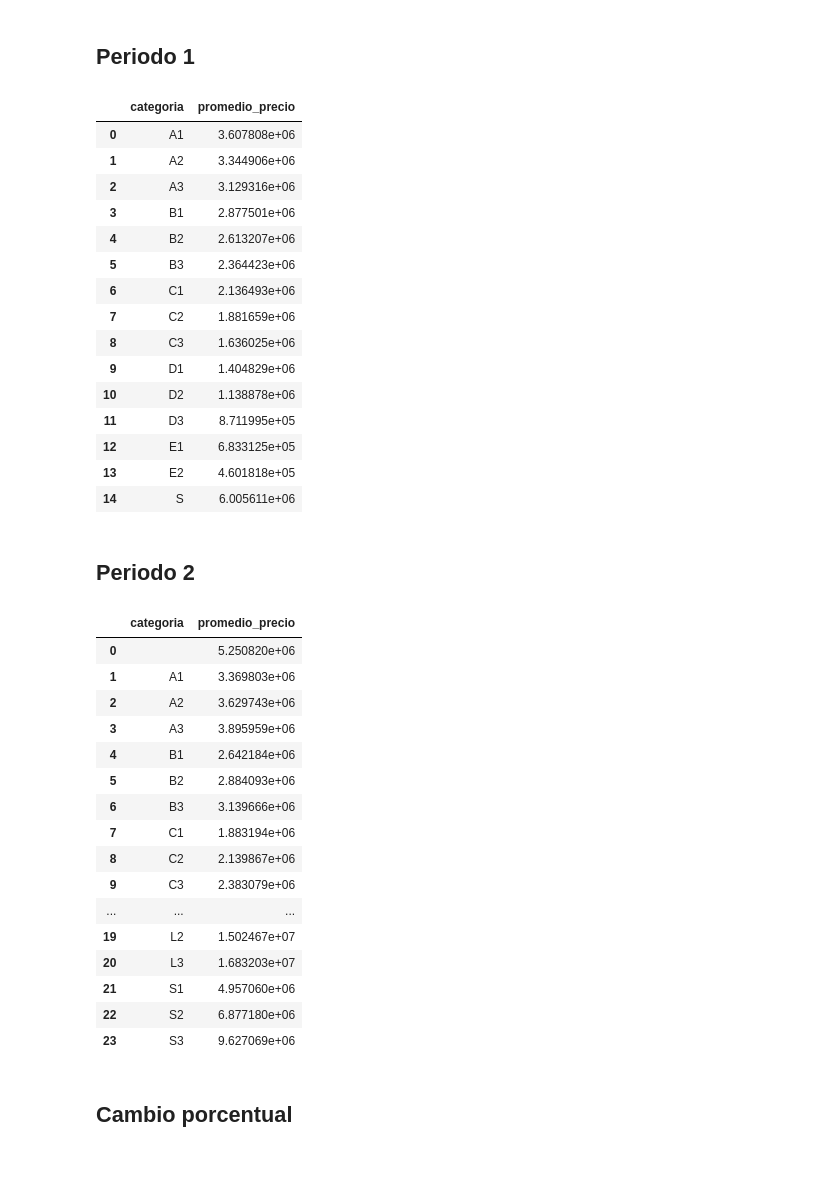
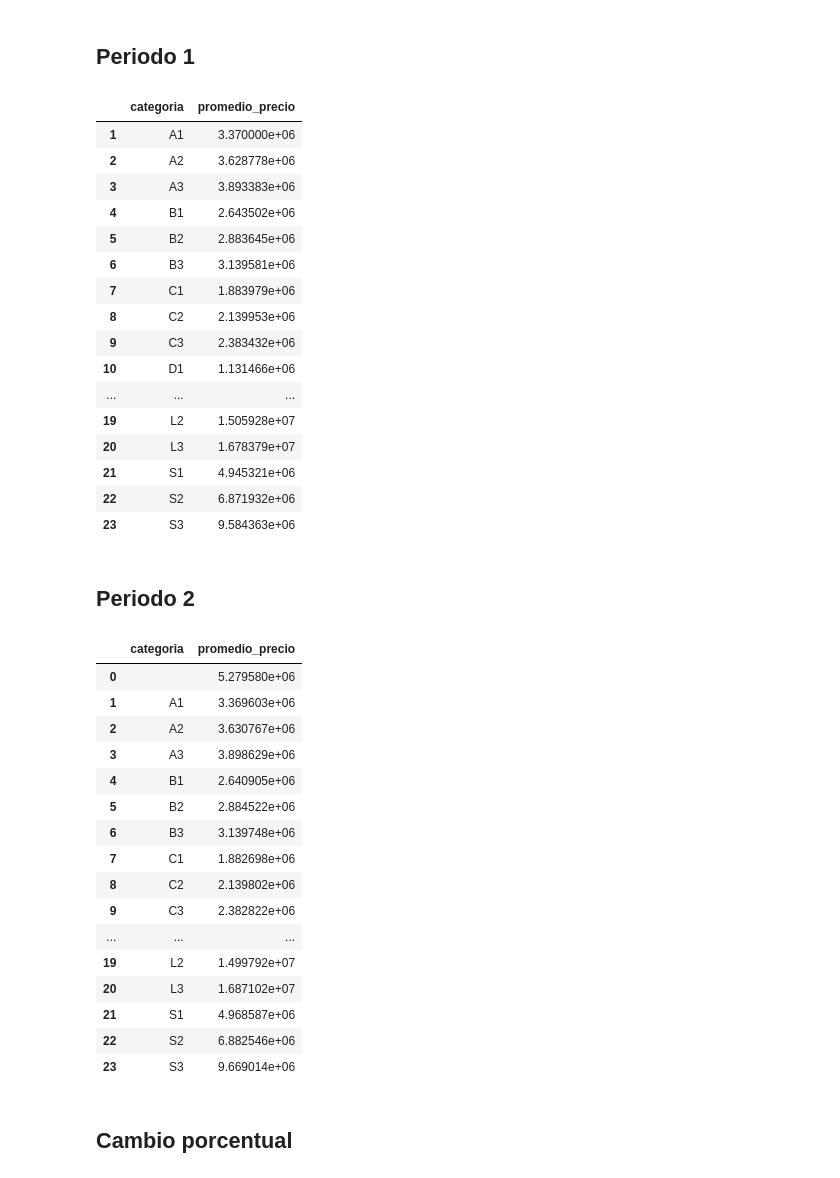
Before and after one commit to MiguelDWT4toCreativo/Datalpine, a Jupyter notebook: resources/Ciudades/Queretaro/tendencia_precio_segmento.ipynb, the cells around one changed output. Drawn from its saved outputs; the diff is of its cells as text; code cells hidden in the pictures.

Commit message:
Assets Queretaro

```diff
--- a/resources/Ciudades/Queretaro/tendencia_precio_segmento.ipynb
+++ b/resources/Ciudades/Queretaro/tendencia_precio_segmento.ipynb
@@ -75,8 +75,7 @@ for nombre_df in nombres_df_filtrados:
 ## Periodo 1
 # %%
 dataframes_list = [
-    df_junio_2023_queretaro,
-
+df_alfa_marzo_2024_queretaro,df_alfa_abril_2024_queretaro,
 ]
 
 # Diccionario para almacenar el total de precios por categoría
@@ -86,54 +85,55 @@ total_precios_por_categoria = {}
 for df in dataframes_list:
     # Calcular el total de precios por categoría en el DataFrame actual
     for categoria, group in df.groupby('categoria'):
         total_precios_por_categoria[categoria] = total_precios_por_categoria.get(categoria, 0) + group['precio'].sum()
 
 # Diccionario para almacenar el número de observaciones por categoría
 num_observaciones_por_categoria = {}
 
 # Iterar sobre la lista de DataFrames para calcular el número de observaciones por categoría
 for df in dataframes_list:
     for categoria, group in df.groupby('categoria'):
         num_observaciones_por_categoria[categoria] = num_observaciones_por_categoria.get(categoria, 0) + len(group)
 
 # Diccionario para almacenar el promedio de precios por categoría
 promedio_precios_por_categoria = {}
 
 # Calcular el promedio de precios por categoría
 for categoria in total_precios_por_categoria:
     promedio_precios_por_categoria[categoria] = total_precios_por_categoria[categoria] / num_observaciones_por_categoria[categoria]
 
 # Convertir el diccionario a un DataFrame
 periodo1_promedio_precios_por_categoria_df = pd.DataFrame(list(promedio_precios_por_categoria.items()), columns=['categoria', 'promedio_precio'])
 # Definir el nuevo orden de las categorías
 #nuevo_orden = ['A1', 'A2', 'A3', 'B1', 'B2', 'B3', 'C1', 'C2', 'C3', 'D1', 'D2', 'D3', 'E1', 'E2', 'E3', 'S1','S2','S3']
 # Reindexar el DataFrame de acuerdo al nuevo orden
 #periodo1_promedio_precios_por_categoria_df = periodo1_promedio_precios_por_categoria_df.set_index('categoria').reindex(nuevo_orden).reset_index()
 periodo1_promedio_precios_por_categoria_df = periodo1_promedio_precios_por_categoria_df[periodo1_promedio_precios_por_categoria_df['categoria'].notna() & (periodo1_promedio_precios_por_categoria_df['categoria'] != '')]
 periodo1_promedio_precios_por_categoria_df
 # %% [output]
 |  | categoria | promedio_precio |
-| 0 | A1 | 3.607808e+06 |
-| 1 | A2 | 3.344906e+06 |
-| 2 | A3 | 3.129316e+06 |
-| 3 | B1 | 2.877501e+06 |
-| 4 | B2 | 2.613207e+06 |
-| 5 | B3 | 2.364423e+06 |
-| 6 | C1 | 2.136493e+06 |
-| 7 | C2 | 1.881659e+06 |
-| 8 | C3 | 1.636025e+06 |
-| 9 | D1 | 1.404829e+06 |
-| 10 | D2 | 1.138878e+06 |
-| 11 | D3 | 8.711995e+05 |
-| 12 | E1 | 6.833125e+05 |
-| 13 | E2 | 4.601818e+05 |
-| 14 | S | 6.005611e+06 |
+| 1 | A1 | 3.370000e+06 |
+| 2 | A2 | 3.628778e+06 |
+| 3 | A3 | 3.893383e+06 |
+| 4 | B1 | 2.643502e+06 |
+| 5 | B2 | 2.883645e+06 |
+| 6 | B3 | 3.139581e+06 |
+| 7 | C1 | 1.883979e+06 |
+| 8 | C2 | 2.139953e+06 |
+| 9 | C3 | 2.383432e+06 |
+| 10 | D1 | 1.131466e+06 |
+| ... | ... | ... |
+| 19 | L2 | 1.505928e+07 |
+| 20 | L3 | 1.678379e+07 |
+| 21 | S1 | 4.945321e+06 |
+| 22 | S2 | 6.871932e+06 |
+| 23 | S3 | 9.584363e+06 |
 # %% [markdown]
 ## Periodo 2
 # %%
 # Lista de DataFrames
 dataframes_list = [
-     df_alfa_marzo_2024_queretaro,df_alfa_abril_2024_queretaro,df_alfa_agosto_2024_queretaro, df_alfa_mayo_2024_queretaro,
+     df_alfa_mayo_2024_queretaro,df_alfa_agosto_2024_queretaro,
 ]
 
 # Diccionario para almacenar el total de precios por categoría
@@ -168,22 +168,22 @@ periodo2_promedio_precios_por_categoria_df = pd.DataFrame(list(promedio_precios_
 periodo2_promedio_precios_por_categoria_df
 # %% [output]
 |  | categoria | promedio_precio |
-| 0 |  | 5.250820e+06 |
-| 1 | A1 | 3.369803e+06 |
-| 2 | A2 | 3.629743e+06 |
-| 3 | A3 | 3.895959e+06 |
-| 4 | B1 | 2.642184e+06 |
-| 5 | B2 | 2.884093e+06 |
-| 6 | B3 | 3.139666e+06 |
-| 7 | C1 | 1.883194e+06 |
-| 8 | C2 | 2.139867e+06 |
-| 9 | C3 | 2.383079e+06 |
+| 0 |  | 5.279580e+06 |
+| 1 | A1 | 3.369603e+06 |
+| 2 | A2 | 3.630767e+06 |
+| 3 | A3 | 3.898629e+06 |
+| 4 | B1 | 2.640905e+06 |
+| 5 | B2 | 2.884522e+06 |
+| 6 | B3 | 3.139748e+06 |
+| 7 | C1 | 1.882698e+06 |
+| 8 | C2 | 2.139802e+06 |
+| 9 | C3 | 2.382822e+06 |
 | ... | ... | ... |
-| 19 | L2 | 1.502467e+07 |
-| 20 | L3 | 1.683203e+07 |
-| 21 | S1 | 4.957060e+06 |
-| 22 | S2 | 6.877180e+06 |
-| 23 | S3 | 9.627069e+06 |
+| 19 | L2 | 1.499792e+07 |
+| 20 | L3 | 1.687102e+07 |
+| 21 | S1 | 4.968587e+06 |
+| 22 | S2 | 6.882546e+06 |
+| 23 | S3 | 9.669014e+06 |
 # %% [markdown]
 ## Cambio porcentual
 # %%
```
Also changed, not shown: parts of 3 cells of this notebook, 1 other file.
